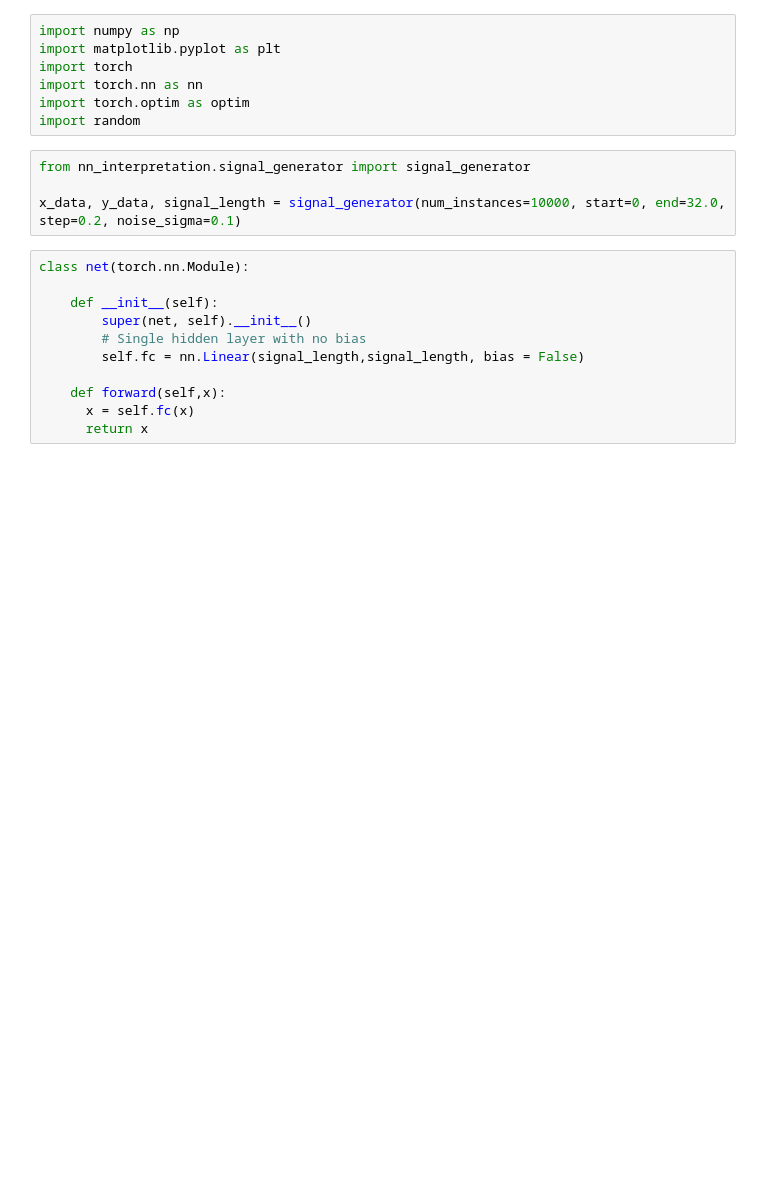
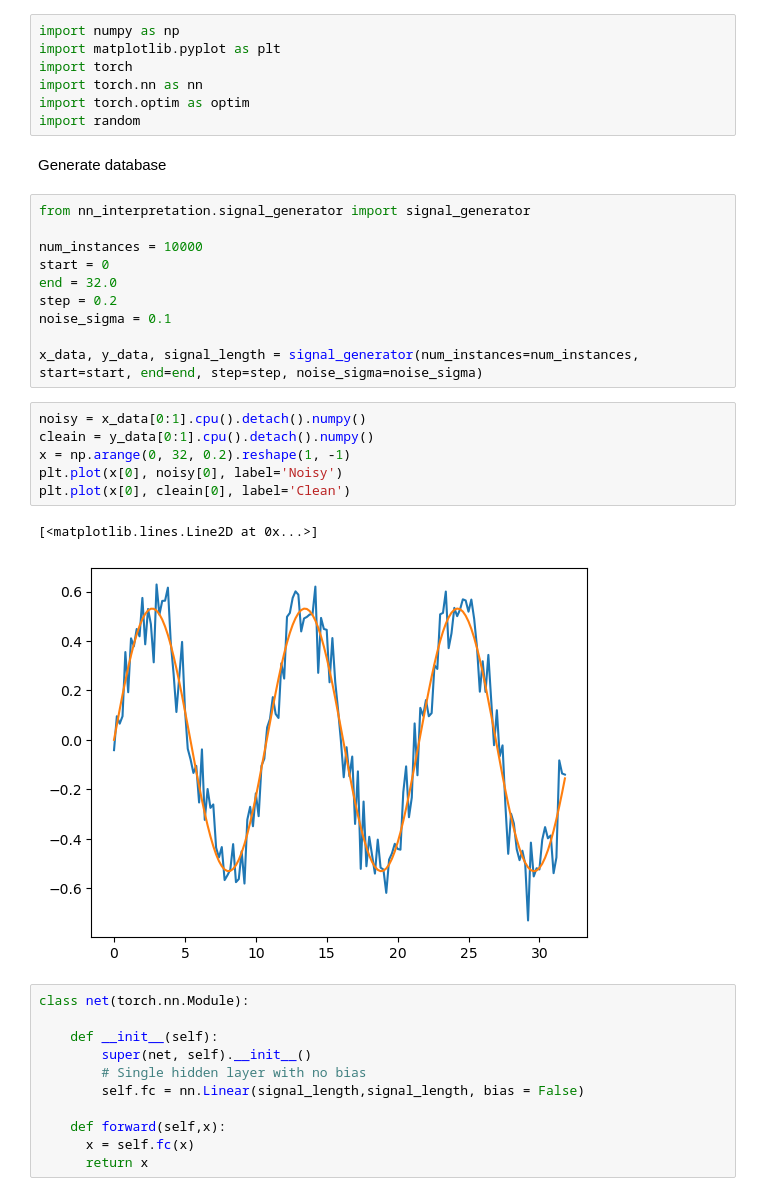
Before and after one commit to TajwarC/NN-Interpretation, a Jupyter notebook: examples/example.ipynb, the cells around one changed output. Drawn from its saved outputs; the diff is of its cells as text; blank space fills up the shorter version.

```diff
--- a/examples/example.ipynb
+++ b/examples/example.ipynb
@@ -5,10 +5,27 @@ import torch
 import torch.nn as nn
 import torch.optim as optim
 import random
+# %% [markdown]
+Generate database
 # %%
 from nn_interpretation.signal_generator import signal_generator
 
-x_data, y_data, signal_length = signal_generator(num_instances=10000, start=0, end=32.0, step=0.2, noise_sigma=0.1)
+num_instances = 10000
+start = 0
+end = 32.0
+step = 0.2
+noise_sigma = 0.1
+
+x_data, y_data, signal_length = signal_generator(num_instances=num_instances, start=start, end=end, step=step, noise_sigma=noise_sigma)
+# %%
+noisy = x_data[0:1].cpu().detach().numpy()
+cleain = y_data[0:1].cpu().detach().numpy()
+x = np.arange(0, 32, 0.2).reshape(1, -1)
+plt.plot(x[0], noisy[0], label='Noisy')
+plt.plot(x[0], cleain[0], label='Clean')
+# %% [output]
+[<matplotlib.lines.Line2D at 0x...>]
+[figure, added]
 # %%
 class net(torch.nn.Module):
 
```
Also changed, not shown: parts of 2 cells of this notebook.
